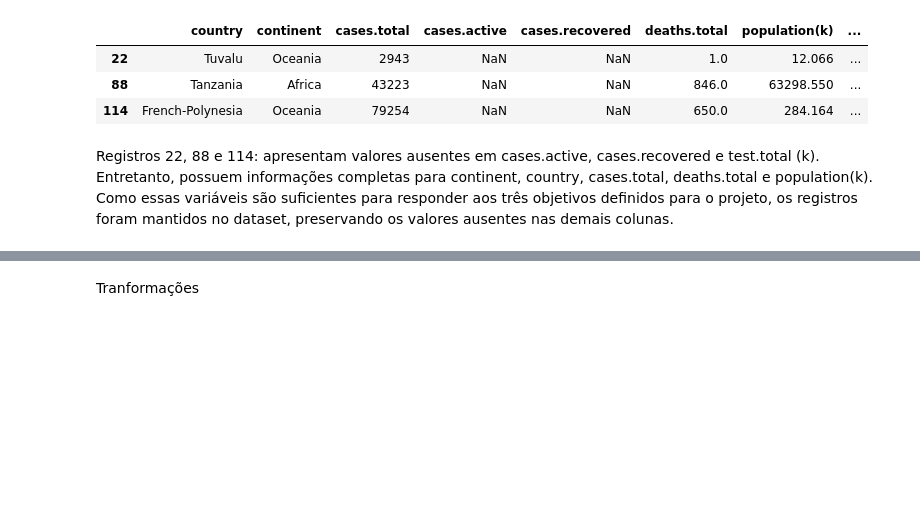
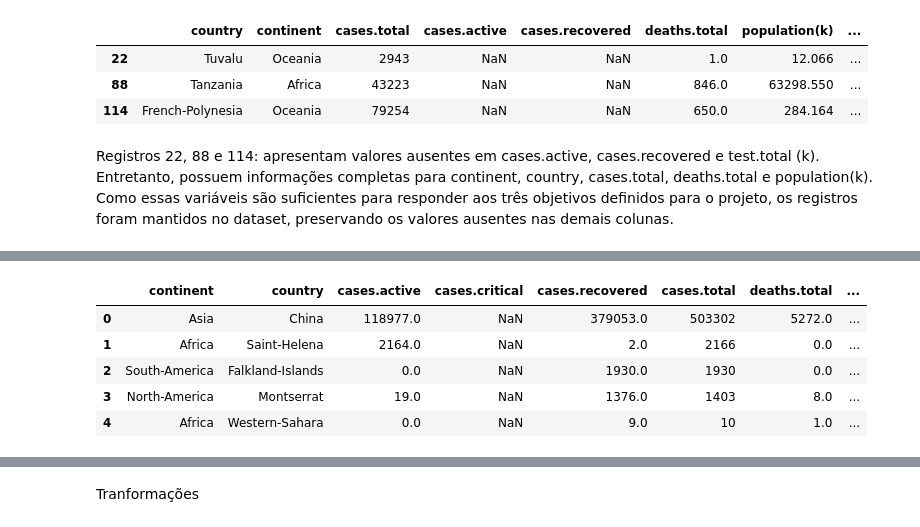
Before and after one commit to amanda-dalmeida/covid19-data-analysis, a Jupyter notebook: covid19_eda.ipynb, the cells around one changed output, grey strips where cells are left out. Drawn from its saved outputs; the diff is of its cells as text; code cells hidden in the pictures; blank space fills up the shorter version.

```diff
--- a/covid19_eda.ipynb
+++ b/covid19_eda.ipynb
@@ -575,0 +659,9 @@ df_clean
+# %%
+df_check.head()
+# %% [output]
+|  | continent | country | cases.active | cases.critical | cases.recovered | cases.total | deaths.total | ... |
+| 0 | Asia | China | 118977.0 | NaN | 379053.0 | 503302 | 5272.0 | ... |
+| 1 | Africa | Saint-Helena | 2164.0 | NaN | 2.0 | 2166 | 0.0 | ... |
+| 2 | South-America | Falkland-Islands | 0.0 | NaN | 1930.0 | 1930 | 0.0 | ... |
+| 3 | North-America | Montserrat | 19.0 | NaN | 1376.0 | 1403 | 8.0 | ... |
+| 4 | Africa | Western-Sahara | 0.0 | NaN | 9.0 | 10 | 1.0 | ... |
```
Also changed, not shown: parts of 16 cells of this notebook, 1 other file.
